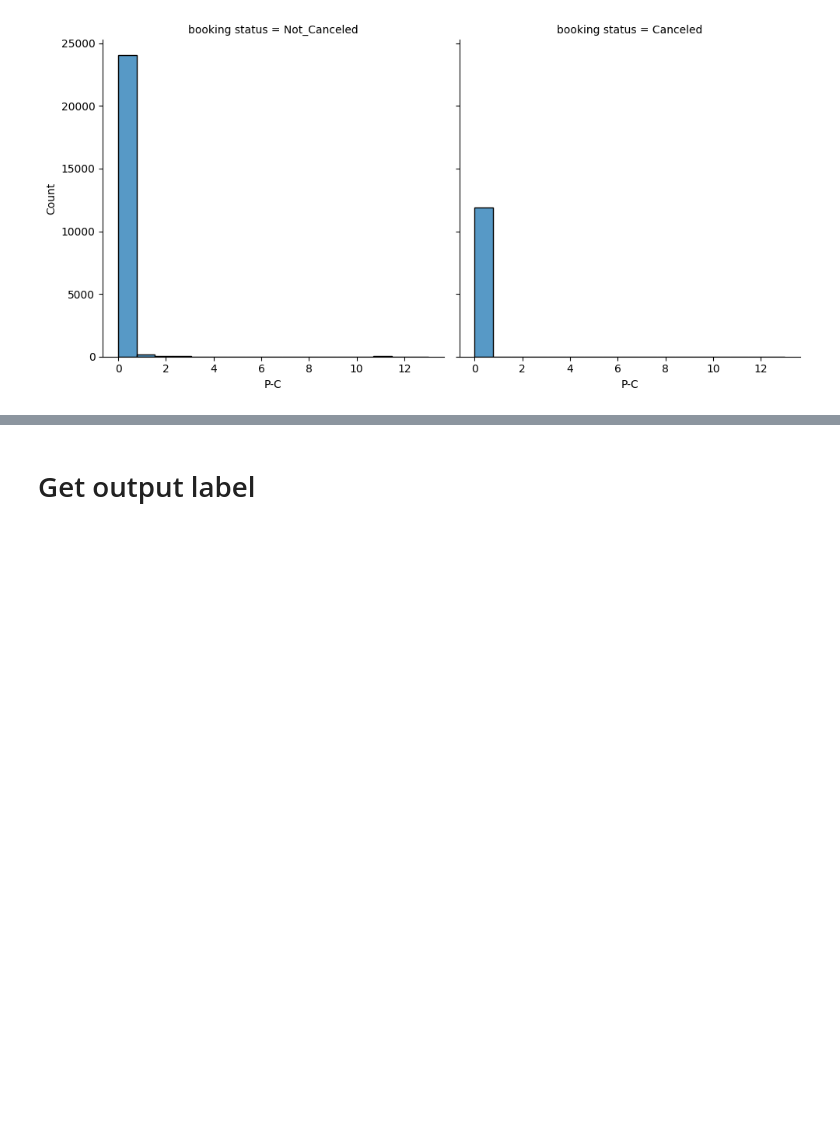
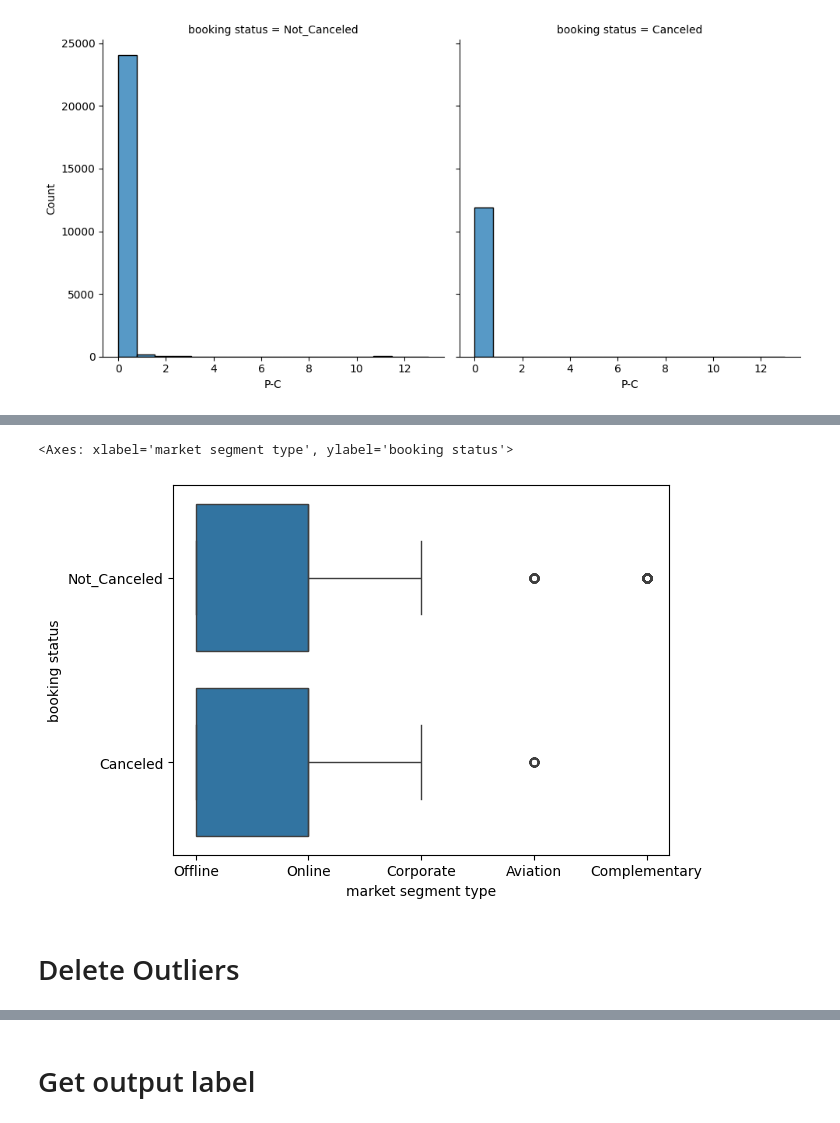
Before and after one commit to sayedali1/cellura, a Jupyter notebook: hotel_data_prep.ipynb, the cells around one changed output, grey strips where cells are left out. Saved outputs shown, nothing was run; the diff lists cells and outputs as text; code cells hidden in the pictures; blank space fills up the shorter version.

```diff
--- a/hotel_data_prep.ipynb
+++ b/hotel_data_prep.ipynb
@@ -98,0 +127,7 @@ sns.boxplot(data=hotel_data, orient="h")
+# %%
+sns.boxplot(data=hotel_data, y="booking status" ,x="market segment type", orient="h")
+# %% [output]
+<Axes: xlabel='market segment type', ylabel='booking status'>
+[figure, added]
+# %% [markdown]
+# Delete Outliers
```
Also changed, not shown: parts of 8 cells of this notebook.
